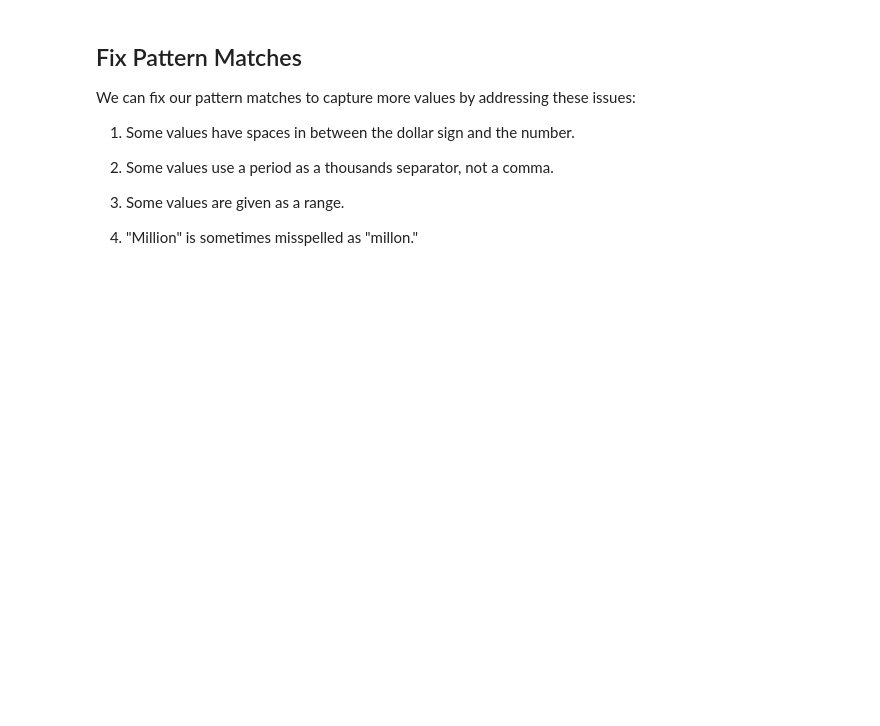
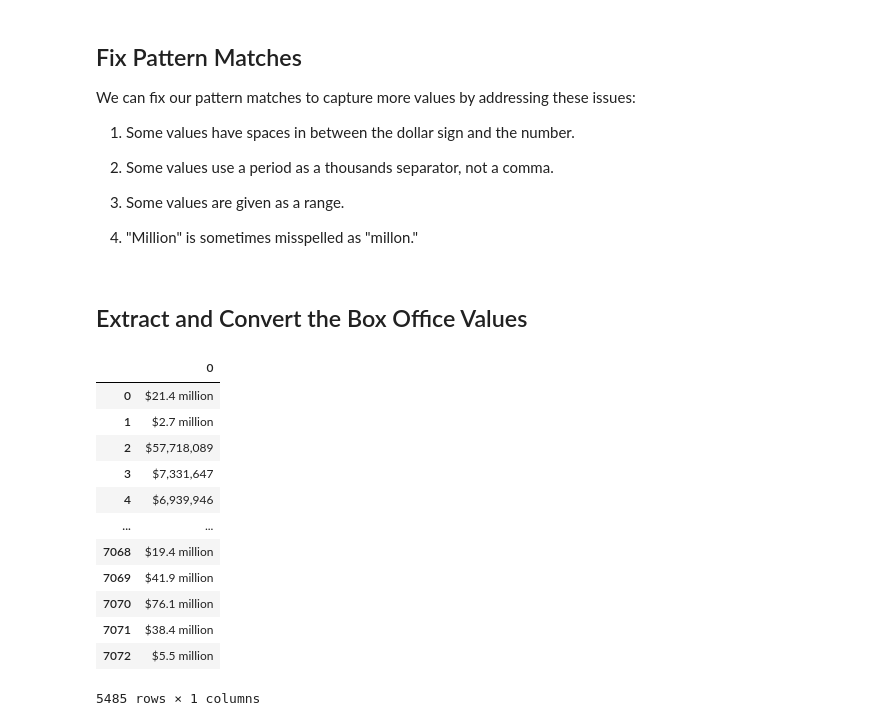
Before and after one commit to wonhee3472/Movies-ETL, a Jupyter notebook: Movielens Extract.ipynb, the cells around one changed output. Saved outputs shown, nothing was run; the diff lists cells and outputs as text; code cells hidden in the pictures; blank space fills up the shorter version.

```diff
--- a/Movielens Extract.ipynb
+++ b/Movielens Extract.ipynb
@@ -554,3 +554,24 @@ box_office = box_office.str.replace(r'\$.*[-–—](?![a-z])', '$', regex=True)
 # Step 4) "Million" is sometimes mispelled as "millon"
 # - Make the second "i" optional with "?" that follows it
 form_one = r"\$\s*\d+\.?\d*\s*[mb]illi?on"
+# %% [markdown]
+## Extract and Convert the Box Office Values
+# %%
+# Create a regular expression that captures data when it matches either form_one or form_two
+# str.extract() method takes in a regular expression string,
+# but it returns a DataFrame where every column is the data that matches a capture group
+box_office.str.extract(f'({form_one}|{form_two})')
+# %% [output]
+|  | 0 |
+| 0 | $21.4 million |
+| 1 | $2.7 million |
+| 2 | $57,718,089 |
+| 3 | $7,331,647 |
+| 4 | $6,939,946 |
+| ... | ... |
+| 7068 | $19.4 million |
+| 7069 | $41.9 million |
+| 7070 | $76.1 million |
+| 7071 | $38.4 million |
+| 7072 | $5.5 million |
+5485 rows × 1 columns
```
Also changed, not shown: parts of 29 cells of this notebook.
